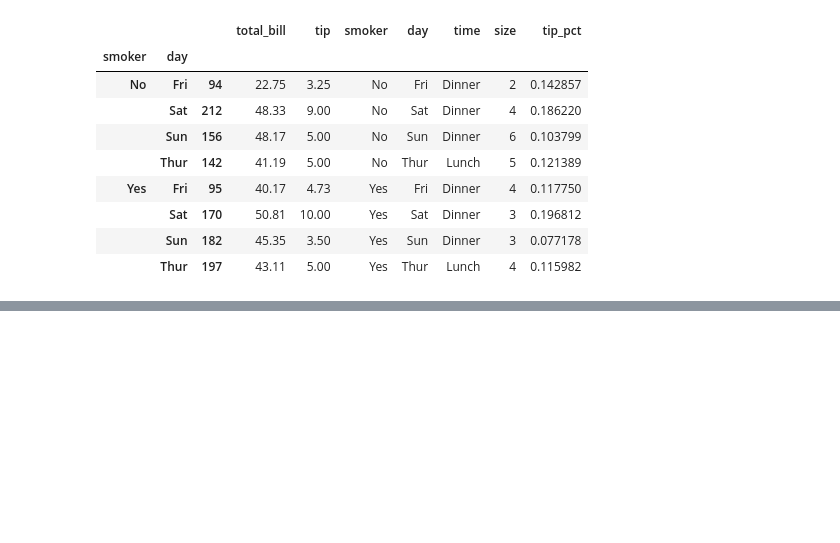
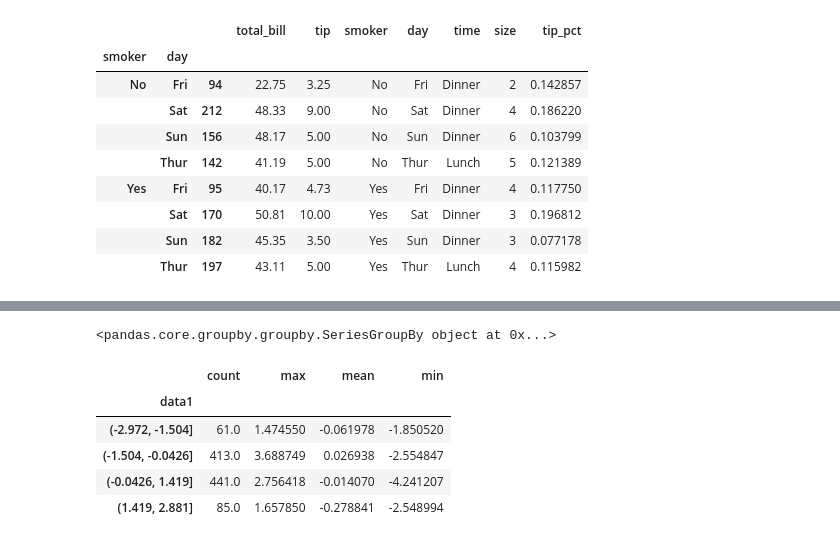
Before and after one commit to indrajeet007/Python-Data-Analysis-Notes, a Jupyter notebook: notebooks/Data Aggregation and Group Operations.ipynb, the cells around one changed output, grey strips where cells are left out. Cells and saved outputs as stored; diff of their text form; code cells hidden in the pictures; blank space fills up the shorter version.

```diff
--- a/notebooks/Data Aggregation and Group Operations.ipynb
+++ b/notebooks/Data Aggregation and Group Operations.ipynb
@@ -596,0 +683,14 @@ tips.groupby(['smoker', 'day']).apply(top, n=1, column='total_bill')
+# %%
+grouped = frame.data2.groupby(quartiles)
+grouped
+# %% [output]
+<pandas.core.groupby.groupby.SeriesGroupBy object at 0x...>
+# %%
+grouped.apply(get_stats).unstack()
+# %% [output]
+|  | count | max | mean | min |
+| data1 |  |  |  |  |
+| (-2.972, -1.504] | 61.0 | 1.474550 | -0.061978 | -1.850520 |
+| (-1.504, -0.0426] | 413.0 | 3.688749 | 0.026938 | -2.554847 |
+| (-0.0426, 1.419] | 441.0 | 2.756418 | -0.014070 | -4.241207 |
+| (1.419, 2.881] | 85.0 | 1.657850 | -0.278841 | -2.548994 |
```
Also changed, not shown: parts of 59 cells of this notebook.
